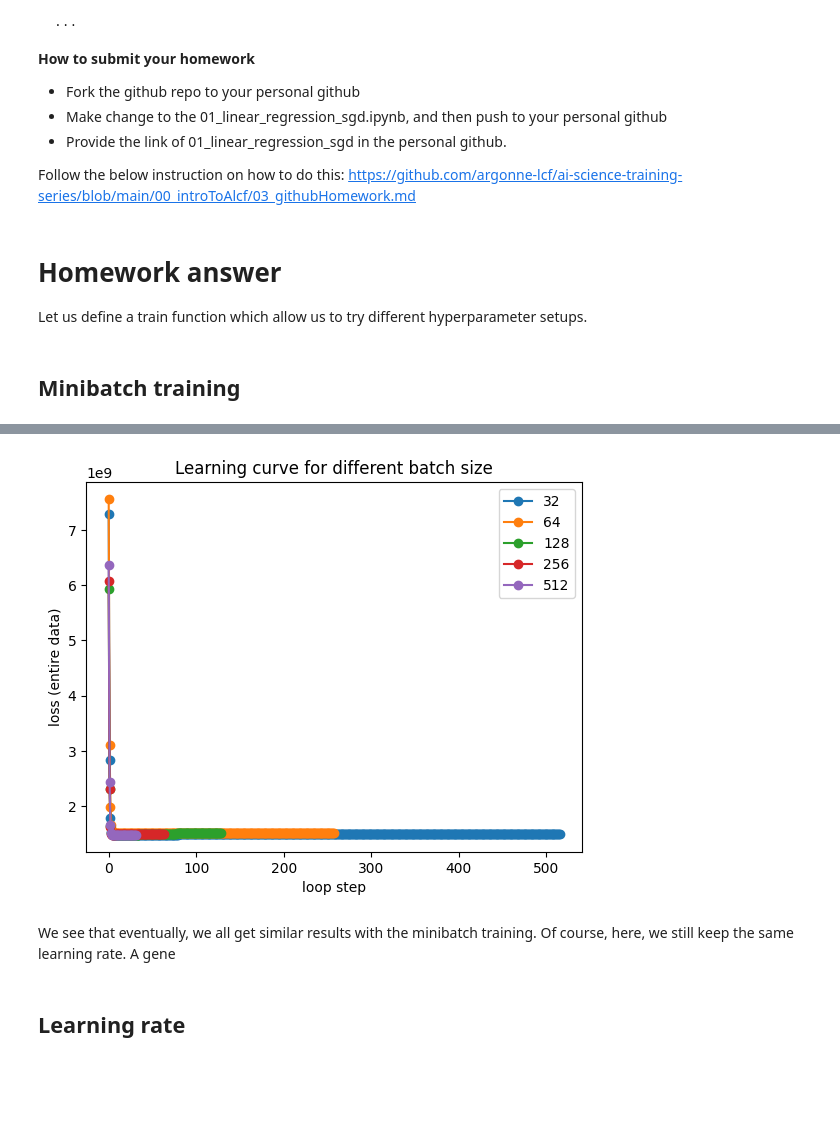
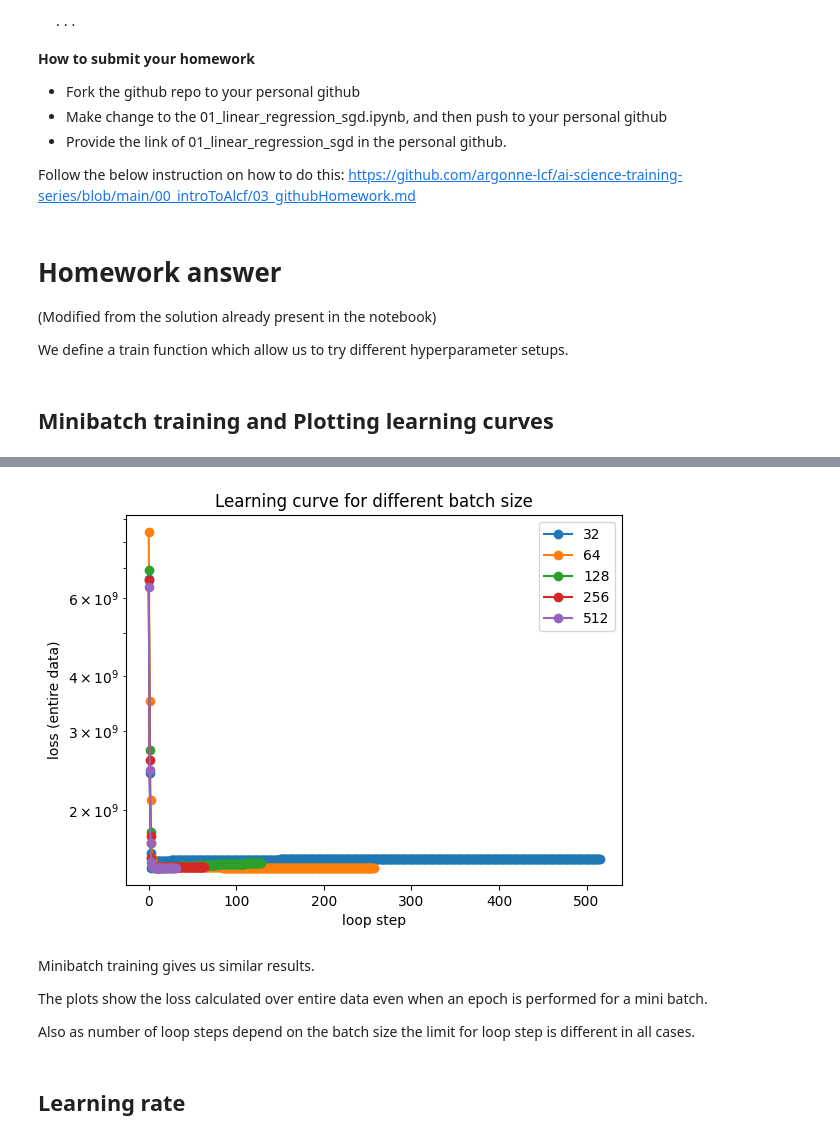
Before and after one commit to vsshah25/ai-science-training-series, a Jupyter notebook: 01_intro_AI_on_Supercomputer/01_linear_regression_sgd.ipynb, the cells around one changed output, grey strips where cells are left out. Saved outputs shown, nothing was run; the diff lists cells and outputs as text; code cells hidden in the pictures; blank space fills up the shorter version.

```diff
--- a/01_intro_AI_on_Supercomputer/01_linear_regression_sgd.ipynb
+++ b/01_intro_AI_on_Supercomputer/01_linear_regression_sgd.ipynb
@@ -421,7 +405,9 @@ https://github.com/argonne-lcf/ai-science-training-series/blob/main/00_introToAl
 # %% [markdown]
 # Homework answer
 
-Let us define a train function which allow us to try different hyperparameter setups.
+(Modified from the solution already present in the notebook)
+
+We define a train function which allow us to try different hyperparameter setups.
 # %%
 x = data['GrLivArea'].to_numpy()
 y = data['SalePrice'].to_numpy()
@@ -450,31 +437,5 @@ def train(batch_size, epochs=30, learning_rate_m = 1e-7, learning_rate_b = 1e-1)
-# %%
-x = data['GrLivArea'].to_numpy()
-y = data['SalePrice'].to_numpy()
-
-def my_train(batch_size, epochs, learning_rate_m, learning_rate_b):
-  # set our initial slope and intercept
-    m = 5.
-    b = 1000.
-    # use these to plot our progress over time
-    loss_history = []
-    # convert panda data to numpy arrays, one for the "Ground Living Area" and one for "Sale Price"
-    data_batch = data.sample(batch_size)
-    data_x = data_batch['GrLivArea'].to_numpy()
-    data_y = data_batch['SalePrice'].to_numpy()
-    # we run our loop N times
-    loop_N = epochs*len(data)//batch_size
-    for i in range(loop_N):
-        # update our slope and intercept based on the current values
-        m = updated_m(data_x,data_y,m,b,learning_rate_m)
-        b = updated_b(data_x,data_y,m,b,learning_rate_b)
-        # calculate the loss value
-        loss_value = np.mean(loss(x,y,m,b))
-        # keep a history of our loss values
-        loss_history.append(loss_value)
-
-    return m, b, np.mean(loss(x,y,m,b)), loss_history
 # %% [markdown]
-## Minibatch training
+## Minibatch training and Plotting learning curves
 # %%
 print('previously calculated: y_i = %.2f * x + %.2f    loss: %f\n=======================================' % (m_calc,b_calc,loss_value))
 
@@ -485,6 +446,7 @@ for batch_size in 32, 64, 128, 256, 512:
     print(f"batch size: {batch_size}, m={m:.4f}, b={b:.4f}, loss={l:.4f}")
     plt.plot(lh,'o-',label=batch_size)
 
+plt.yscale('log')
 plt.legend()
 plt.xlabel('loop step')
 plt.ylabel('loss (entire data)')
@@ -501,6 +463,10 @@ batch size: 512, m=90.3569, b=31639.0365, loss=1480150549.7553
-[figure, old version]
+[figure, new version]
-# %% [markdown]
-We see that eventually, we all get similar results with the minibatch training. Of course, here, we still keep the same learning rate. A gene
+# %% [markdown]
+Minibatch training gives us similar results.
+
+The plots show the loss calculated over entire data even when an epoch is performed for a mini batch.
+
+Also as number of loop steps depend on the batch size the limit for loop step is different in all cases.
 # %% [markdown]
 ## Learning rate
 # %%
```
Also changed, not shown: parts of 6 cells of this notebook.
